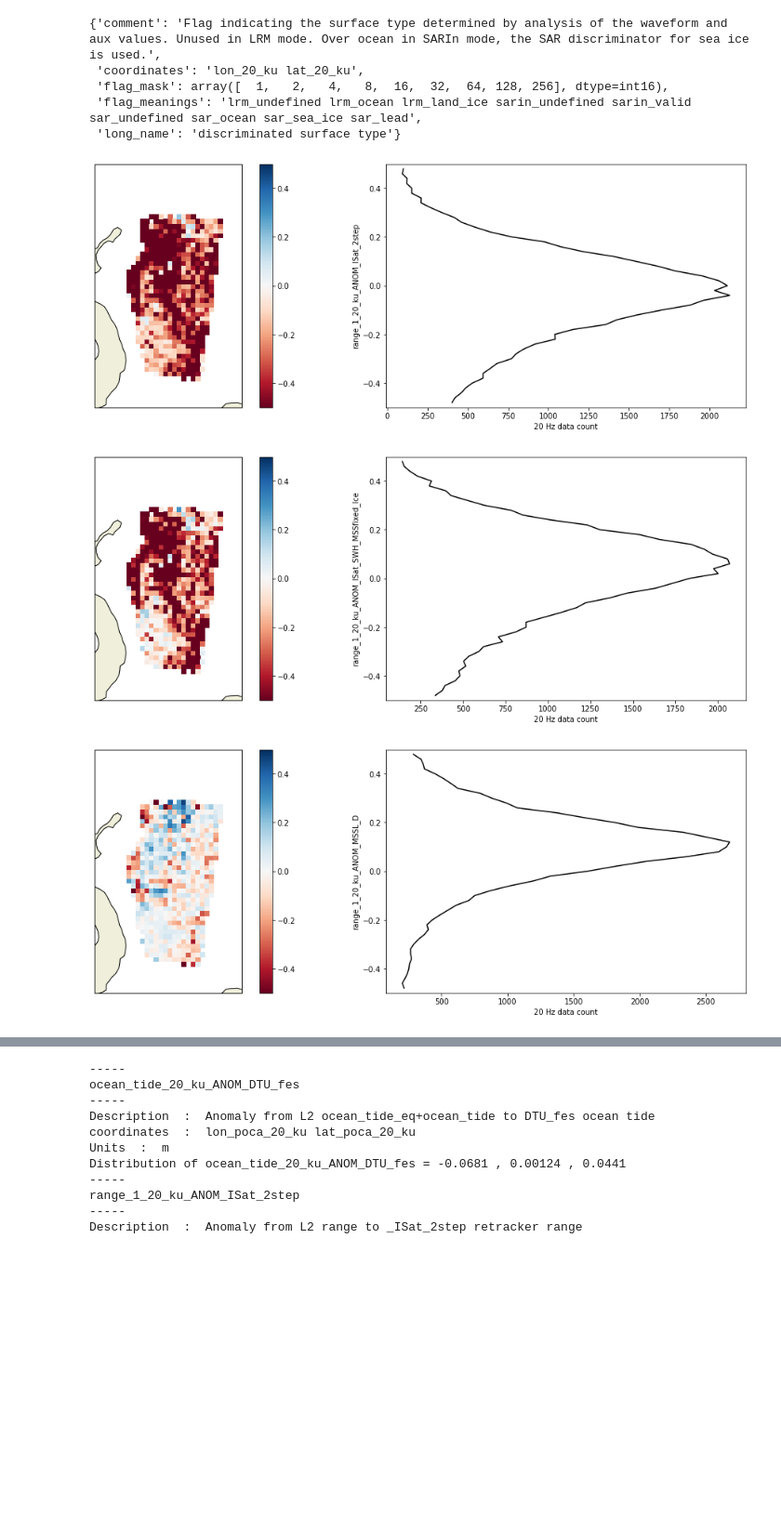
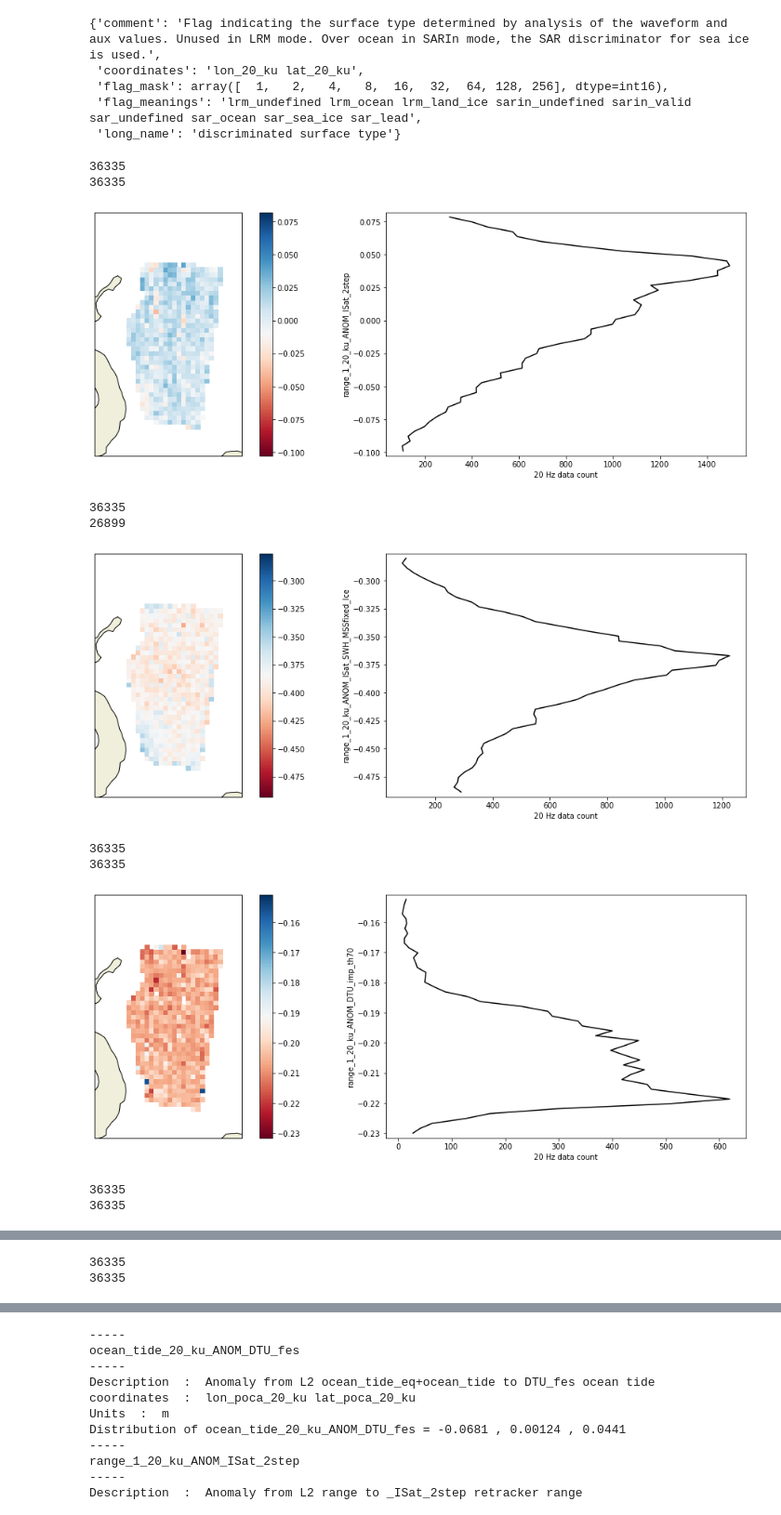
Before and after one commit to CPOMUCL/CSAO_merged, a Jupyter notebook: Combine_track_region_open.ipynb, the cells around one changed output, grey strips where cells are left out. Shown at 93% size. Cells and saved outputs as stored; diff of their text form; code cells hidden in the pictures; blank space fills up the shorter version.

```diff
--- a/Combine_track_region_open.ipynb
+++ b/Combine_track_region_open.ipynb
@@ -108,12 +108,13 @@ track.flag_surf_type_class_20_ku_attr
 # p_vars = [p for p in track.vars if 'atm' in p and 'flag' not in p]
 # p_vars = [p for p in track.vars if 'interp' in p]
 # p_vars = [p for p in track.vars if 'mean_sea' in p]
-# p_vars = [p for p in track.vars if 'range' in p and 'ANOM' in p]
-p_vars = [p for p in track.vars if 'range' in p and 'DTU' not in p] # no sea ice in DTU
+p_vars = [p for p in track.vars if 'range' in p and 'ANOM' in p]
+# p_vars = [p for p in track.vars if 'range' in p and 'DTU' not in p] # no sea ice in DTU
 # p_vars = [p for p in track.vars if 'ANOM' in p and 'atm' in p] # no sea ice in DTU
-p_vars = p_vars+['default_L2'] #### extra for not adding an anomally
-SaveT = 'Freeboard_'
-h_auto = False ## h_(min,max) calculated from data range
+# p_vars = p_vars+['default_L2'] #### extra for not adding an anomally
+# SaveT = 'Freeboard_'
+SaveT = 'Lead_elevation_'
+h_auto = True ## h_(min,max) calculated from data range
 h_sym = False ## h_(min,max) forced to symmetric about 0
 # h_trim = False ### centiles to knock off, set the percentiles to remove
 h_trim = 1
@@ -124,32 +125,35 @@ h_trim = 1
 # h_max =  3.1
 h_min = -0.5
 h_max =  0.5
-hard_min = -10.0 ### extras to remove crazy outliers
-hard_max =  10.0
+hard_min = -5.0 ### extras to remove crazy outliers
+hard_max =  5.0
+hard_min = -0.5 ### extras to remove crazy outliers
+hard_max =  0.5
 #### surface type options
-LG_CLS_flag = 2 ### for CLS and legos 2 => sea_ice # 1 ocean, 2 ice, 3 lead
+LG_CLS_flag = 3 ### for CLS and legos 2 => sea_ice # 1 ocean, 2 ice, 3 lead
 #### a mask is always require from Bl-D L2
-# msk = np.ones_like(track.time_20_ku,dtype=bool) ### all data
-msk = track.flag_surf_type_class_20_ku ==  128 ### sea ice
-# msk[track.flag_surf_type_class_20_ku ==  64] = True ### also ocean
-h_bins = np.arange(h_min,h_max,0.02)
 for v in p_vars:
-#     x = getattr(track,v).copy()
-    if 'default' in v:
+    # msk = np.ones_like(track.time_20_ku,dtype=bool) ### all data
+    # msk = track.flag_surf_type_class_20_ku ==  128 ### sea ice
+    msk = copy.copy(track.flag_surf_type_class_20_ku ==  256) ### Leads
+    # msk[track.flag_surf_type_class_20_ku ==  64] = True ### also ocean
+    h_bins = np.arange(h_min,h_max,0.02)
+    x = getattr(track,v).copy()
+#     if 'default' in v:
 #         x = track.height_1_20_ku - track.geoid_20_ku #### to make DOT
-        x = track.ssha_20_ku - track.ssha_interp_20_ku #### to make FB
-    else:
-        x = getattr(track,v).copy()
-#         x = -x + track.height_1_20_ku - track.geoid_20_ku #### to make DOT
-        x = -x + track.ssha_20_ku - track.ssha_interp_20_ku #### to make FB
+#         x = track.ssha_20_ku - track.ssha_interp_20_ku #### to make FB
+#     else:
+#         x = getattr(track,v).copy()
+# #         x = -x + track.height_1_20_ku - track.geoid_20_ku #### to make DOT
+#         x = -x + track.ssha_20_ku - track.ssha_interp_20_ku #### to make FB
     if 'GPOD' in v:
         msk[track.flag_surf_type_20_ku_LEGOS_GPOD!=LG_CLS_flag] = 0
-    else:
-        msk = track.flag_surf_type_class_20_ku ==  128 ### sea ice
+#     else:
+#         msk = track.flag_surf_type_class_20_ku ==  128 ### sea ice
     if 'CLS' in v:
         msk[track.flag_surf_type_20_ku_CLS!=LG_CLS_flag] = 0
-    else:
-        msk = track.flag_surf_type_class_20_ku ==  128 ### sea ice
+#     else:
+#         msk = track.flag_surf_type_class_20_ku ==  128 ### sea ice
 #     if 'class' in v:
 #         x[x<64] = 0
 #         x[x==256] = 3
@@ -167,34 +171,42 @@ for v in p_vars:
         h_min,h_max = np.nanpercentile(x,[0.5,99.5])
         if h_sym:
             h_max = np.maximum(np.abs(h_min),np.abs(h_max))
             h_min = -h_max
         h_bins = np.arange(h_min,h_max,(h_max-h_min)/50)
 
 
     plot_array  = G.bin_list(x,#track.mean_sea_surf_20_ku_ANOM_LEGOS_GPOD_DTU15,
                             track.lon_20_ku[msk],track.lat_20_ku[msk],xy_order=0)
 #                              bin_func = func_u)
 
     f = plt.figure(figsize=[19,6])
     ax = f.add_subplot(1,2,1,projection=m)
 #     ax.set_extent([-180, 180, -90, -50], proj_cart)
     ax.set_extent([lon_r[0]-2, lon_r[1]+2, lat_r[0]-2, lat_r[1]+2+lat_shift])#, ccrs.PlateCarree())
     s = ax.pcolormesh(G.xpts,G.ypts,plot_array,
                      cmap = 'RdBu',vmin = h_min,vmax = h_max)
     ax.add_feature(cfeature.LAND)
     ax.add_feature(cfeature.COASTLINE)
     plt.colorbar(s,shrink=1.0,pad=0.05)
 
     ax = f.add_subplot(1,2,2)
     hist = np.histogram(x,bins=h_bins)[0]
     ax.plot(hist,h_bins[:-1] + np.diff(h_bins),'-k')
     ax.set_ylim([h_min,h_max])
     ax.set_ylabel(v)
     ax.set_xlabel('20 Hz data count')
-#     f.savefig(fig_dir+SaveT+v+'_map_hist.png',bbox_inches='tight')
+    f.savefig(fig_dir+SaveT+v+'_map_hist.png',bbox_inches='tight')
 
     plt.show()
 # %% [output]
+36335
+36335
-[figure, old version]
+[figure, new version]
+36335
+26899
-[figure, old version]
+[figure, new version]
+36335
+36335
-[figure, old version]
+[figure, new version]
+36335
+36335
@@ -201,0 +214,2 @@ for v in p_vars:
+36335
+36335
```
Also changed, not shown: parts of 3 cells of this notebook, 22 other files.
